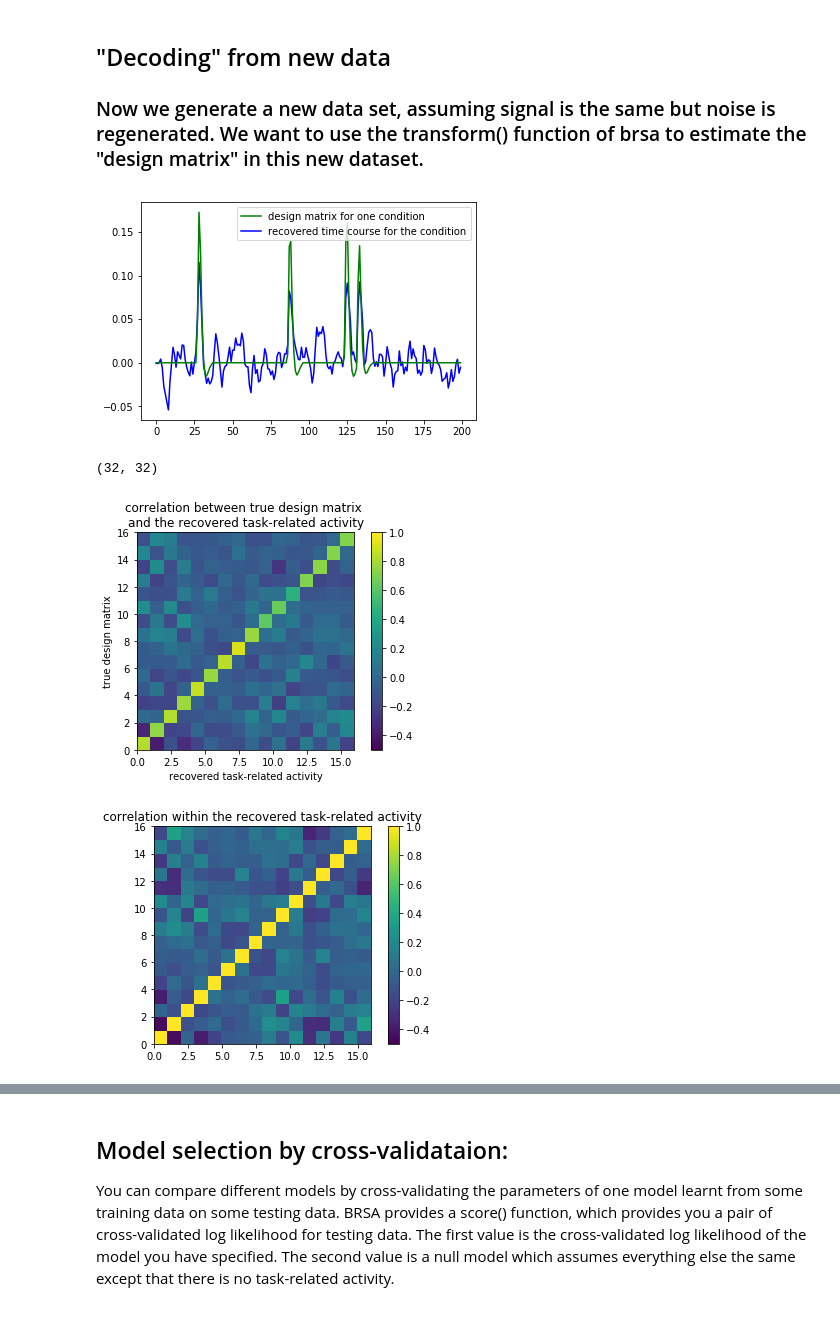
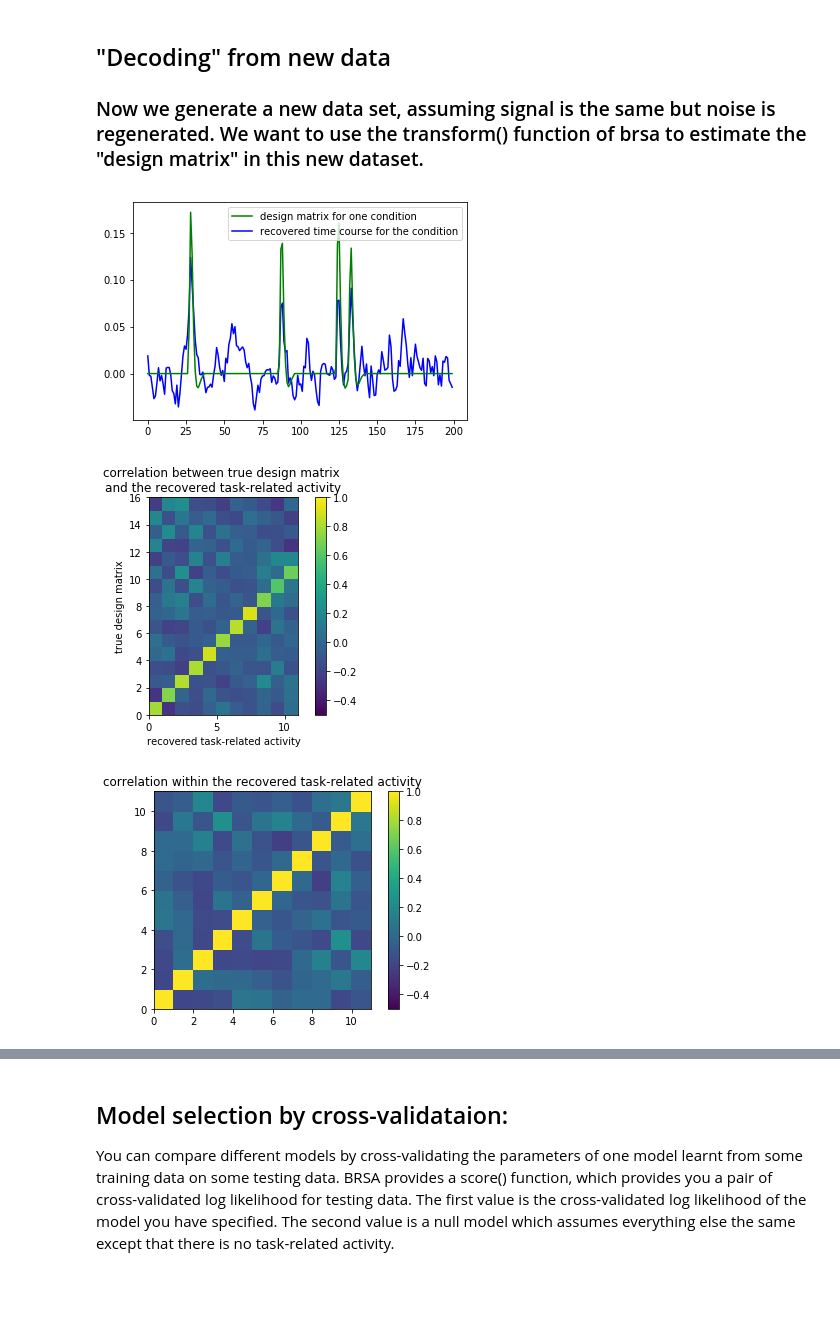
Before and after one commit to brainiak/brainiak, a Jupyter notebook: examples/reprsimil/brsa_representational_similarity_estimate_example.ipynb, the cells around one changed output, grey strips where cells are left out. Cells and saved outputs as stored; diff of their text form; code cells hidden in the pictures.

```diff
--- a/examples/reprsimil/brsa_representational_similarity_estimate_example.ipynb
+++ b/examples/reprsimil/brsa_representational_similarity_estimate_example.ipynb
@@ -310,7 +310,7 @@ brsa = BRSA(GP_space=True, GP_inten=True, nureg_method='PCA',
 # that we want to impose Gaussian Process prior
 # over both space and intensity.
 
-brsa.fit(X=Y, design=design.design_task,
+brsa.fit(X=Y, design=design.design_task[:, :11],
          coords=coords_flat, inten=inten, scan_onsets=scan_onsets)
 
 # The data to fit should be given to the argument X.
@@ -525,36 +530,37 @@ Y_new = signal + noise_new + inten
 
 
 ts, ts0 = brsa.transform(Y_new,scan_onsets=scan_onsets)
 # ts, ts0 = brsa.transform(Y_new,scan_onsets=scan_onsets)
 recovered_plot, = plt.plot(ts[:200, 8], 'b')
 design_plot, = plt.plot(design.design_task[:200, 8], 'g')
 plt.legend([design_plot, recovered_plot],
            ['design matrix for one condition', 'recovered time course for the condition'])
 plt.show()
 # We did not plot the whole time series for the purpose of seeing closely how much the two
 # time series overlap
 
 c = np.corrcoef(design.design_task.T, ts.T)
 
 
-plt.pcolor(c[0:n_C, n_C:],vmin=-0.5,vmax=1)
+# plt.pcolor(c[0:n_C, n_C:],vmin=-0.5,vmax=1)
+plt.pcolor(c[0:16, 16:],vmin=-0.5,vmax=1)
 ax = plt.gca()
 ax.set_aspect(1)
 plt.title('correlation between true design matrix \nand the recovered task-related activity')
 plt.colorbar()
 plt.xlabel('recovered task-related activity')
 plt.ylabel('true design matrix')
 plt.show()
 
 
-plt.pcolor(c[n_C:, n_C:],vmin=-0.5,vmax=1)
+# plt.pcolor(c[n_C:, n_C:],vmin=-0.5,vmax=1)
+plt.pcolor(c[16:, 16:],vmin=-0.5,vmax=1)
 ax = plt.gca()
 ax.set_aspect(1)
 plt.title('correlation within the recovered task-related activity')
 plt.colorbar()
 plt.show()
 # %% [output]
-[figure, old version]
+[figure, new version]
-(32, 32)
-[figure, old version]
+[figure, new version]
-[figure, old version]
+[figure, new version]
```
Also changed, not shown: parts of 8 cells of this notebook.
